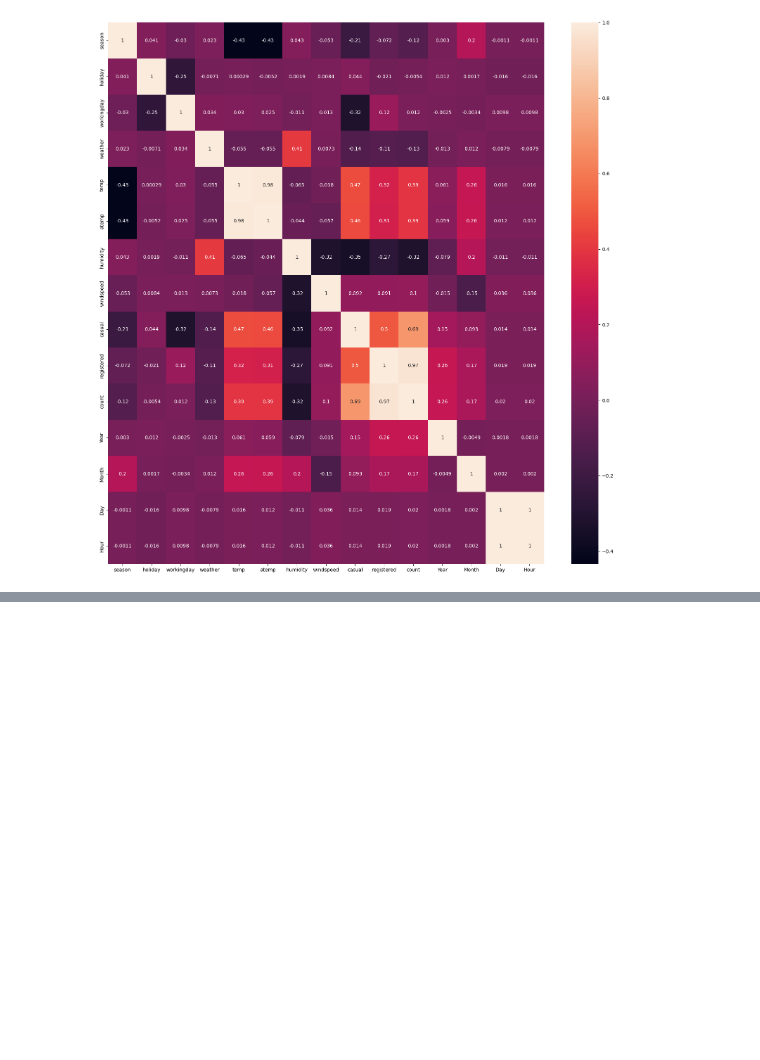
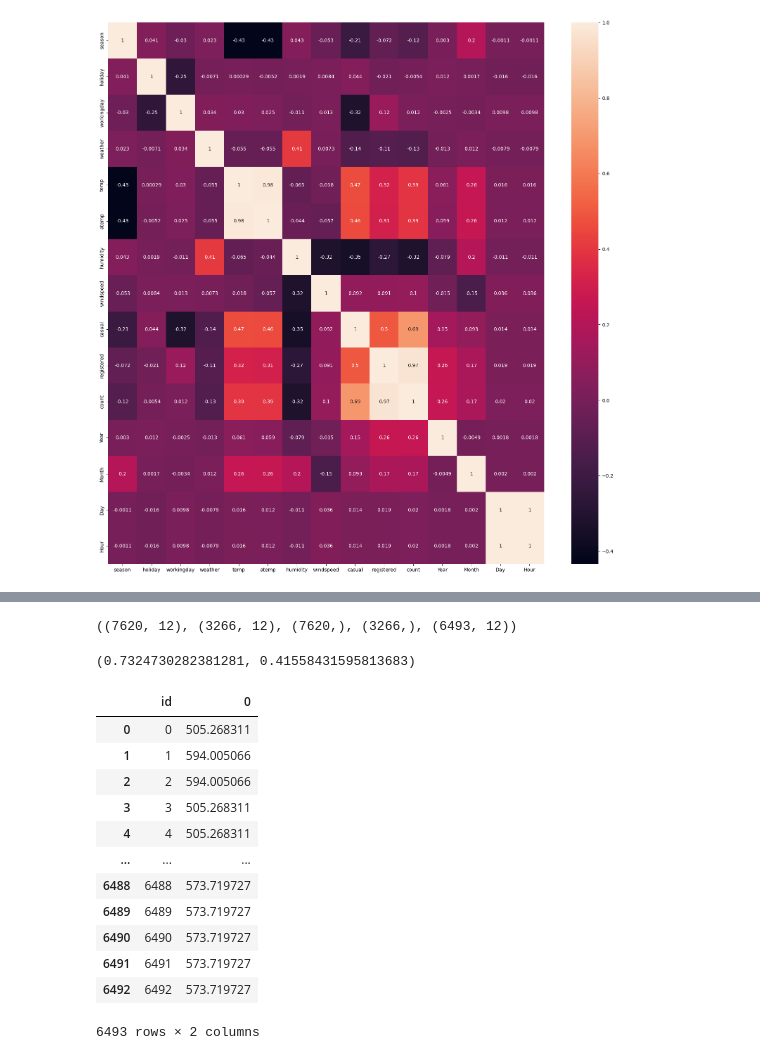
Before and after one commit to KangHoJ/Study, a Jupyter notebook: 과제테스트 준비/예측연습.ipynb, the cells around one changed output, grey strips where cells are left out. Saved outputs shown, nothing was run; the diff lists cells and outputs as text; code cells hidden in the pictures; blank space fills up the shorter version.

```diff
--- a/과제테스트 준비/예측연습.ipynb
+++ b/과제테스트 준비/예측연습.ipynb
@@ -233,0 +233,43 @@ sns.pointplot(x='Month',y='count',hue='weather',data=train)
+# %%
+col_list = ['season', 'holiday', 'workingday', 'weather', 'temp', 'atemp','humidity', 'windspeed', 'Year', 'Month', 'Day', 'Hour']
+# %%
+X = train[col_list]
+Y = train['count']
+X_train , X_val , y_train , y_val = train_test_split(X,Y,test_size=0.3,random_state=200)
+# %%
+X_train.shape , X_val.shape , y_train.shape , y_val.shape , test.shape
+# %% [output]
+((7620, 12), (3266, 12), (7620,), (3266,), (6493, 12))
+# %%
+scaler = StandardScaler()
+X_train = scaler.fit_transform(X_train)
+x_val = scaler.transform(X_val)
+# %%
+xgb_model = XGBRegressor()
+xgb_model.fit(X_train,y_train)
+
+train_pred = xgb_model.predict(X_train)
+val_pred = xgb_model.predict(x_val)
+
+r2_score(y_train,train_pred) , r2_score(y_val,val_pred)
+# %% [output]
+(0.7324730282381281, 0.41558431595813683)
+# %%
+ori_pred = xgb_model.predict(test)
+final_df = pd.DataFrame(ori_pred).reset_index().rename(columns={'index':'id'})
+final_df
+# final_df.to_csv('submission.to_csv')
+# %% [output]
+|  | id | 0 |
+| 0 | 0 | 505.268311 |
+| 1 | 1 | 594.005066 |
+| 2 | 2 | 594.005066 |
+| 3 | 3 | 505.268311 |
+| 4 | 4 | 505.268311 |
+| ... | ... | ... |
+| 6488 | 6488 | 573.719727 |
+| 6489 | 6489 | 573.719727 |
+| 6490 | 6490 | 573.719727 |
+| 6491 | 6491 | 573.719727 |
+| 6492 | 6492 | 573.719727 |
+6493 rows × 2 columns
```
Also changed, not shown: parts of 14 cells of this notebook, 7 other files.
